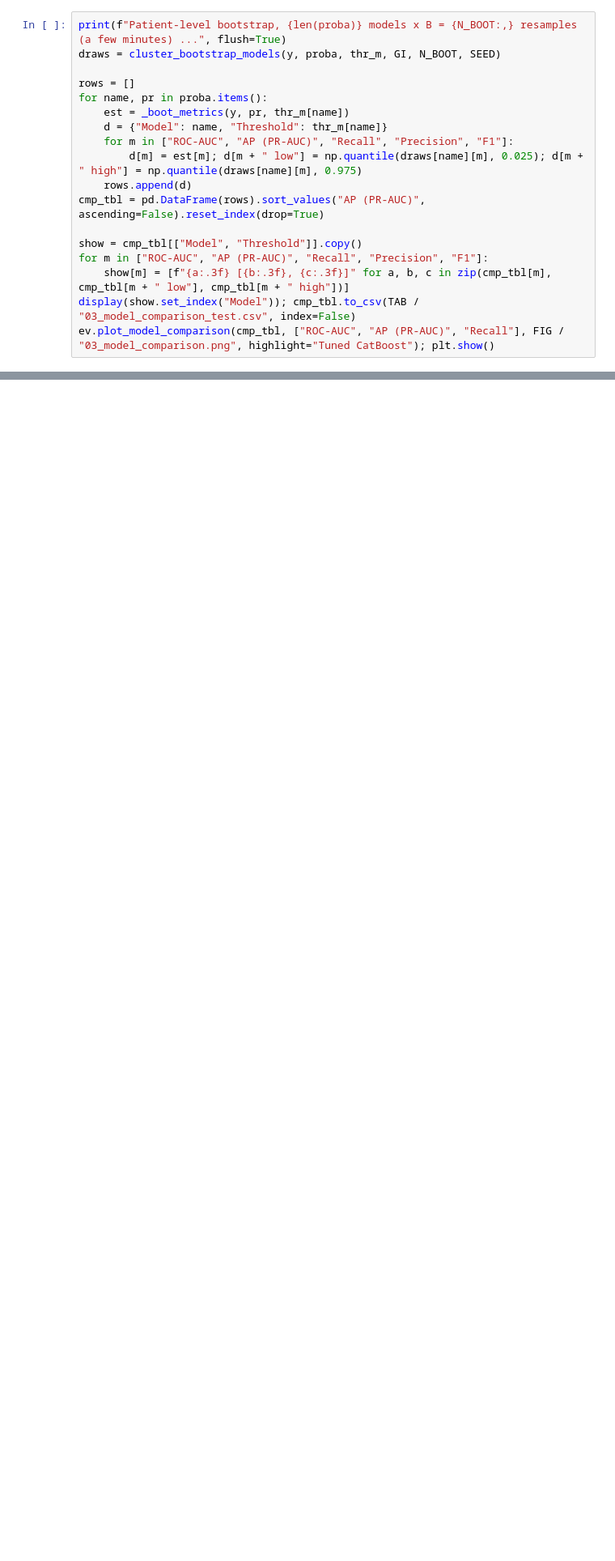
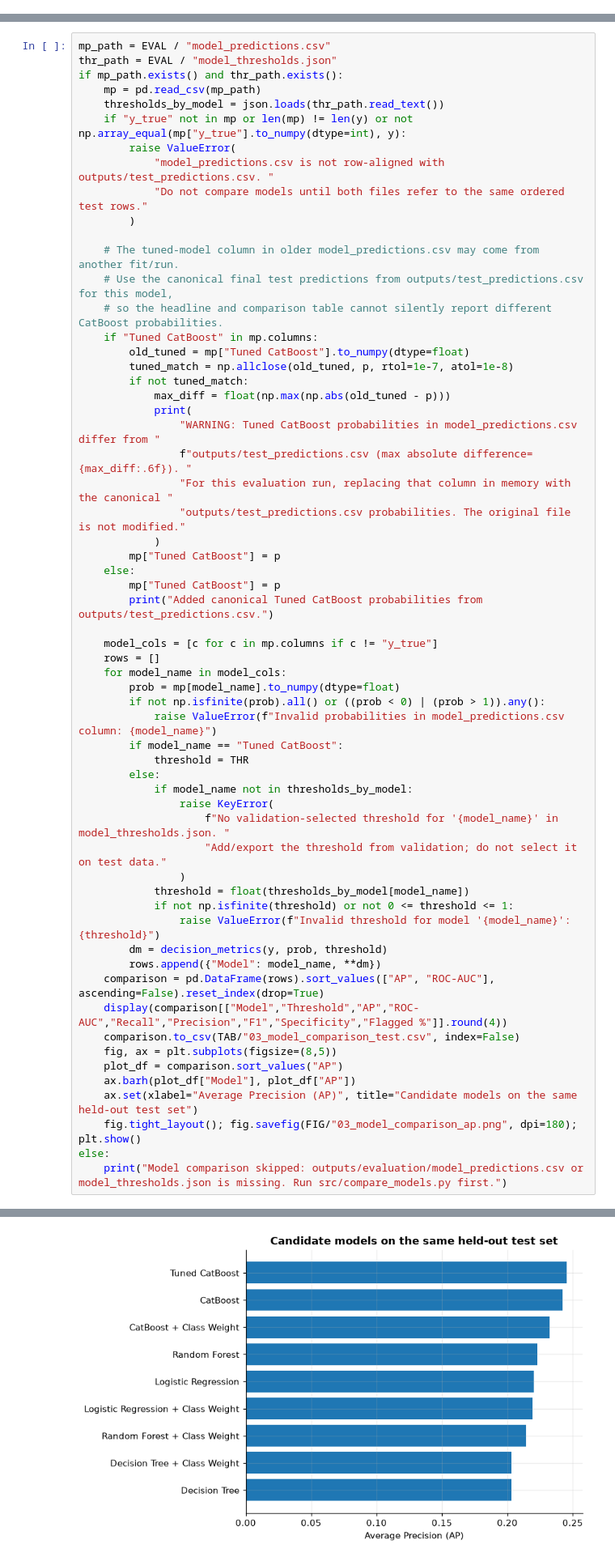
Before and after one commit to nnathuu/DS66B_group_13, a Jupyter notebook: notebooks/03_evaluation.ipynb, the cells around one changed output, grey strips where cells are left out. Shown at 81% size. Drawn from its saved outputs; the diff is of its cells as text; blank space fills up the shorter version.

Commit message:
Update evaluation notebook and results

```diff
--- a/notebooks/03_evaluation.ipynb
+++ b/notebooks/03_evaluation.ipynb
@@ -294,18 +283,0 @@ WARNING: the re-fit differs from the saved predictions - check library versions
-# %%
-print(f"Patient-level bootstrap, {len(proba)} models x B = {N_BOOT:,} resamples (a few minutes) ...", flush=True)
-draws = cluster_bootstrap_models(y, proba, thr_m, GI, N_BOOT, SEED)
-
-rows = []
-for name, pr in proba.items():
-    est = _boot_metrics(y, pr, thr_m[name])
-    d = {"Model": name, "Threshold": thr_m[name]}
-    for m in ["ROC-AUC", "AP (PR-AUC)", "Recall", "Precision", "F1"]:
-        d[m] = est[m]; d[m + " low"] = np.quantile(draws[name][m], 0.025); d[m + " high"] = np.quantile(draws[name][m], 0.975)
-    rows.append(d)
-cmp_tbl = pd.DataFrame(rows).sort_values("AP (PR-AUC)", ascending=False).reset_index(drop=True)
-
-show = cmp_tbl[["Model", "Threshold"]].copy()
-for m in ["ROC-AUC", "AP (PR-AUC)", "Recall", "Precision", "F1"]:
-    show[m] = [f"{a:.3f} [{b:.3f}, {c:.3f}]" for a, b, c in zip(cmp_tbl[m], cmp_tbl[m + " low"], cmp_tbl[m + " high"])]
-display(show.set_index("Model")); cmp_tbl.to_csv(TAB / "03_model_comparison_test.csv", index=False)
-ev.plot_model_comparison(cmp_tbl, ["ROC-AUC", "AP (PR-AUC)", "Recall"], FIG / "03_model_comparison.png", highlight="Tuned CatBoost"); plt.show()
@@ -325,0 +288,61 @@ Patient-level bootstrap, 9 models x B = 2,000 resamples (a few minutes) ...
+# %%
+mp_path = EVAL / "model_predictions.csv"
+thr_path = EVAL / "model_thresholds.json"
+if mp_path.exists() and thr_path.exists():
+    mp = pd.read_csv(mp_path)
+    thresholds_by_model = json.loads(thr_path.read_text())
+    if "y_true" not in mp or len(mp) != len(y) or not np.array_equal(mp["y_true"].to_numpy(dtype=int), y):
+        raise ValueError(
+            "model_predictions.csv is not row-aligned with outputs/test_predictions.csv. "
+            "Do not compare models until both files refer to the same ordered test rows."
+        )
+
+    # The tuned-model column in older model_predictions.csv may come from another fit/run.
+    # Use the canonical final test predictions from outputs/test_predictions.csv for this model,
+    # so the headline and comparison table cannot silently report different CatBoost probabilities.
+    if "Tuned CatBoost" in mp.columns:
+        old_tuned = mp["Tuned CatBoost"].to_numpy(dtype=float)
+        tuned_match = np.allclose(old_tuned, p, rtol=1e-7, atol=1e-8)
+        if not tuned_match:
+            max_diff = float(np.max(np.abs(old_tuned - p)))
+            print(
+                "WARNING: Tuned CatBoost probabilities in model_predictions.csv differ from "
+                f"outputs/test_predictions.csv (max absolute difference={max_diff:.6f}). "
+                "For this evaluation run, replacing that column in memory with the canonical "
+                "outputs/test_predictions.csv probabilities. The original file is not modified."
+            )
+        mp["Tuned CatBoost"] = p
+    else:
+        mp["Tuned CatBoost"] = p
+        print("Added canonical Tuned CatBoost probabilities from outputs/test_predictions.csv.")
+
+    model_cols = [c for c in mp.columns if c != "y_true"]
+    rows = []
+    for model_name in model_cols:
+        prob = mp[model_name].to_numpy(dtype=float)
+        if not np.isfinite(prob).all() or ((prob < 0) | (prob > 1)).any():
+            raise ValueError(f"Invalid probabilities in model_predictions.csv column: {model_name}")
+        if model_name == "Tuned CatBoost":
+            threshold = THR
+        else:
+            if model_name not in thresholds_by_model:
+                raise KeyError(
+                    f"No validation-selected threshold for '{model_name}' in model_thresholds.json. "
+                    "Add/export the threshold from validation; do not select it on test data."
+                )
+            threshold = float(thresholds_by_model[model_name])
+            if not np.isfinite(threshold) or not 0 <= threshold <= 1:
+                raise ValueError(f"Invalid threshold for model '{model_name}': {threshold}")
+        dm = decision_metrics(y, prob, threshold)
+        rows.append({"Model": model_name, **dm})
+    comparison = pd.DataFrame(rows).sort_values(["AP", "ROC-AUC"], ascending=False).reset_index(drop=True)
+    display(comparison[["Model","Threshold","AP","ROC-AUC","Recall","Precision","F1","Specificity","Flagged %"]].round(4))
+    comparison.to_csv(TAB/"03_model_comparison_test.csv", index=False)
+    fig, ax = plt.subplots(figsize=(8,5))
+    plot_df = comparison.sort_values("AP")
+    ax.barh(plot_df["Model"], plot_df["AP"])
+    ax.set(xlabel="Average Precision (AP)", title="Candidate models on the same held-out test set")
+    fig.tight_layout(); fig.savefig(FIG/"03_model_comparison_ap.png", dpi=180); plt.show()
+else:
+    print("Model comparison skipped: outputs/evaluation/model_predictions.csv or model_thresholds.json is missing. Run src/compare_models.py first.")
+# %% [output]
@@ -325,0 +360 @@ Patient-level bootstrap, 9 models x B = 2,000 resamples (a few minutes) ...
+[figure, added]
```
Also changed, not shown: parts of 53 cells of this notebook, 17 other files.
